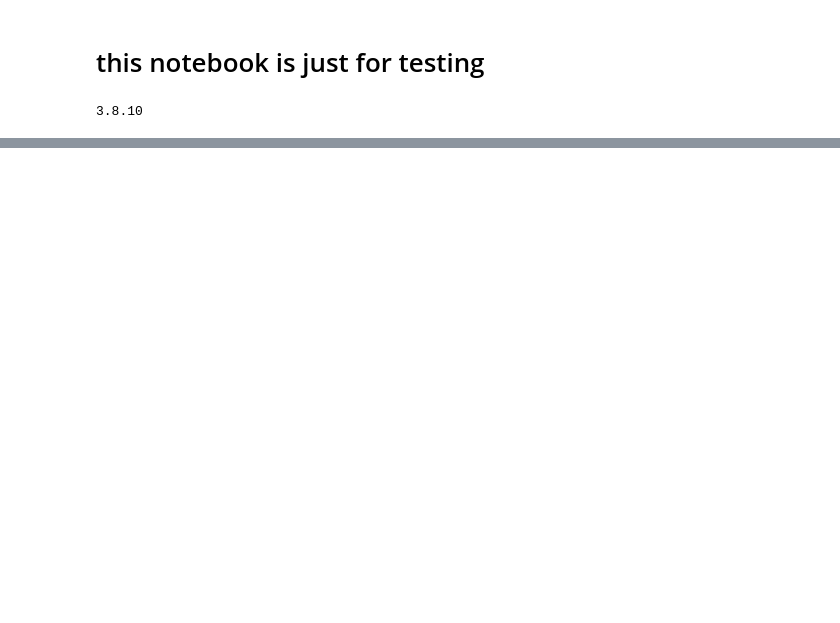
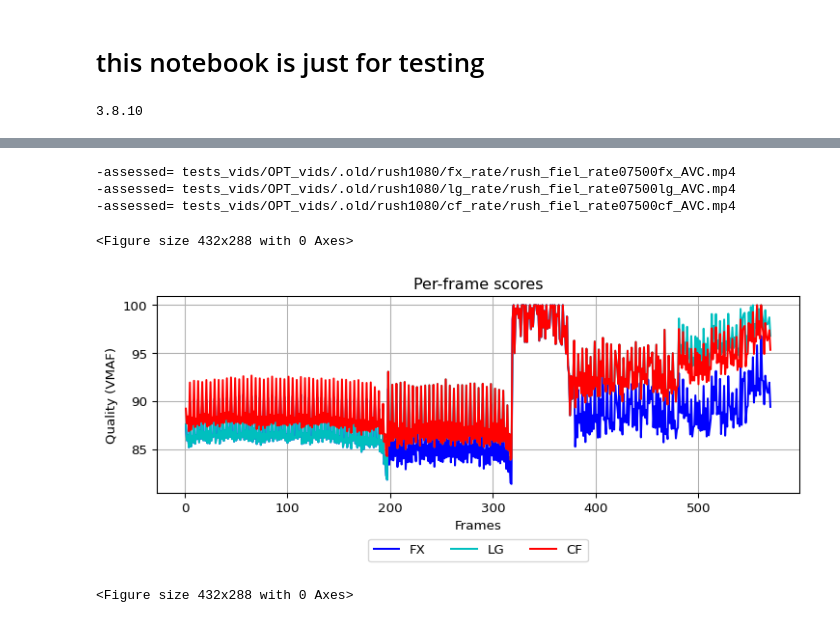
Before and after one commit to CheminDavide/Dynopt, a Jupyter notebook: testing.ipynb, the cells around one changed output, grey strips where cells are left out. Drawn from its saved outputs; the diff is of its cells as text; code cells hidden in the pictures; blank space fills up the shorter version.

```diff
--- a/testing.ipynb
+++ b/testing.ipynb
@@ -287,0 +359,54 @@ pl.figure()
+# %%
+#Per arricchire i grafici, anche in vista della tesi e della presentazione finale,
+#tracci il valore del VMAF nel tempo (cioe' vs numero del frame) per le varie tecniche,
+#per un caso significativo di differenza, possibilmente allo stesso bitrate o quasi,
+#in un punto con pendenza circa 45° (es. 800-1000 sul 720p).
+#Cosi' si vede se si guadagna principalmente in qualche shot o in tutte.
+
+def perframe_vmaf(dist,ref):
+    c_vmaf = f"ffmpeg -i {ref} -i {dist} -hide_banner -loglevel error\
+            -lavfi \"[0:v]setpts=PTS-STARTPTS[ref];\
+                    [1:v]scale={res[0]}x{res[1]}:flags=bicubic,setpts=PTS-STARTPTS[dist];\
+                    [dist][ref]libvmaf=feature=name=psnr:log_path=config/vmaf_logs.json:log_fmt=json\" \
+            -f null -" #|name=float_ssim|name=float_ms_ssim to compute the other metrics
+    subprocess.call(c_vmaf, shell=True)
+    print("-assessed= " + dist)
+    with open("config/vmaf_logs.json", 'r') as r: #extract quality and rate values
+        i_data = json.load(r)
+    arr = np.zeros(len(i_data["frames"]))
+
+    for f in i_data["frames"]:
+        arr[f["frameNum"]] = f["metrics"]["vmaf"]
+    return arr
+
+my_dpi = 96
+pl.figure(figsize=(860/my_dpi, 270/my_dpi), dpi=my_dpi)
+
+res = [1920,1080]
+f_ref = "tests_vids/srcRAW_FullHD/rush_field_cuts_1080p.y4m"
+files = {"labels": ["FX","BF","LG","CF"], "colors": ["-b","-g","-c","-r"],
+         "files":["tests_vids/OPT_vids/.old/rush1080/fx_rate/rush_fiel_rate07500fx_AVC.mp4",
+                  "",
+                  "tests_vids/OPT_vids/.old/rush1080/lg_rate/rush_fiel_rate07500lg_AVC.mp4",
+                  "tests_vids/OPT_vids/.old/rush1080/cf_rate/rush_fiel_rate07500cf_AVC.mp4"]}
+
+for i in range(4):
+    if files["files"][i] != "":
+        y = perframe_vmaf(files["files"][i],f_ref)
+        x = np.arange(1,len(y)+1,dtype=int)
+        pl.plot(x, y, files["colors"][i], label=files["labels"][i])
+
+pl.title("Per-frame scores")
+pl.ylabel("Quality (VMAF)")
+pl.xlabel("Frames")
+pl.legend(bbox_to_anchor=(0.5, -0.35), loc="lower center", borderaxespad=0, ncol=3)
+#pl.legend(loc="lower center", ncol=2)
+pl.grid(True)
+pl.figure()
+# %% [output]
+-assessed= tests_vids/OPT_vids/.old/rush1080/fx_rate/rush_fiel_rate07500fx_AVC.mp4
+-assessed= tests_vids/OPT_vids/.old/rush1080/lg_rate/rush_fiel_rate07500lg_AVC.mp4
+-assessed= tests_vids/OPT_vids/.old/rush1080/cf_rate/rush_fiel_rate07500cf_AVC.mp4
+<Figure size 432x288 with 0 Axes>
+[figure, added]
+<Figure size 432x288 with 0 Axes>
```
Also changed, not shown: parts of 13 cells of this notebook, 38 other files.
